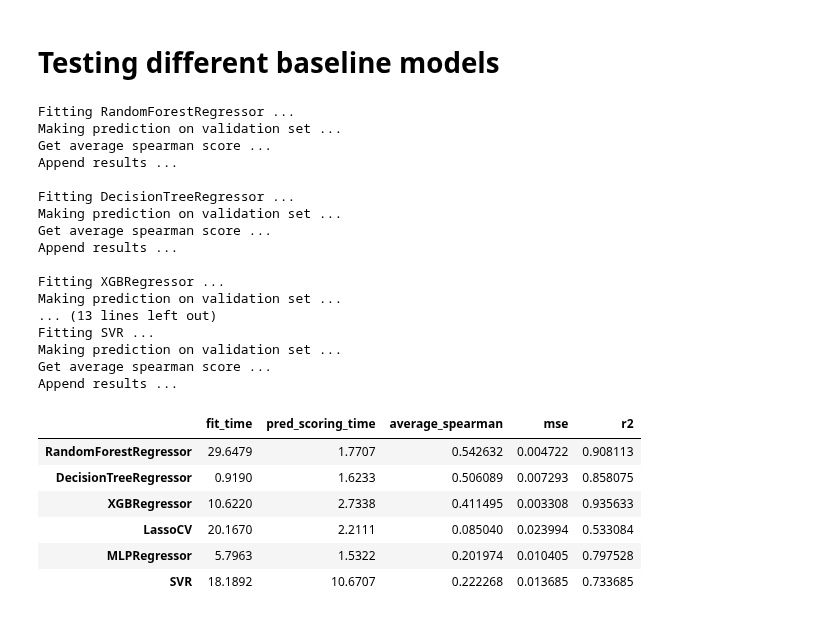
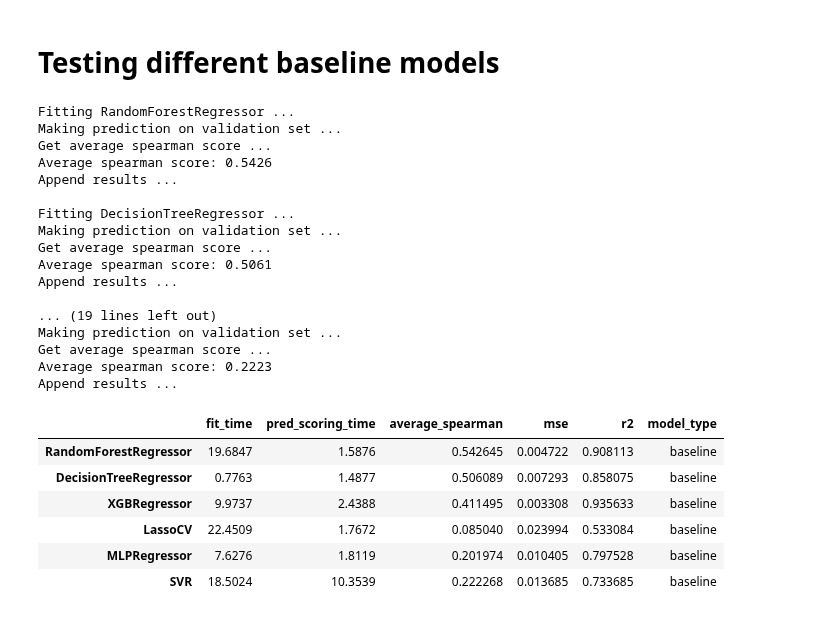
Before and after one commit to nina-prog/meta-learning-for-encoder-selection, a Jupyter notebook: notebooks/week10/week10-modelling-and-evaluation.ipynb, the cells around one changed output. Cells and saved outputs as stored; diff of their text form; code cells hidden in the pictures.

```diff
--- a/notebooks/week10/week10-modelling-and-evaluation.ipynb
+++ b/notebooks/week10/week10-modelling-and-evaluation.ipynb
@@ -84,7 +84,7 @@ svr = SVR()
 models = [rf, dt, xgb, lassocv, mlp, svr]
 #######################################################
 
-def fit_and_predict(models: list, X_train, y_train, X_val, y_val, X_val_original):
+def fit_and_predict(models: list, X_train, y_train, X_val, y_val, X_val_original, model_types: str):
 
     model_string_list = []
     spearman_list = []
@@ -111,6 +111,7 @@ def fit_and_predict(models: list, X_train, y_train, X_val, y_val, X_val_original
         # Scoring
         print("Get average spearman score ...")
         spearman = get_average_spearman(X_val_original, y_val, y_pred)
+        print(f"Average spearman score: {spearman:.4f}")
 
         pred_scoring_time.append(np.round((time.time() - start), 4))
 
@@ -126,39 +127,37 @@ def fit_and_predict(models: list, X_train, y_train, X_val, y_val, X_val_original
         "pred_scoring_time": pred_scoring_time,
         "average_spearman": spearman_list,
         "mse": mse,
-        "r2": r2
+        "r2": r2,
+        "model_type": model_types
     }, index=model_string_list)
 
     return res, fitted_models
-
-
-res, fitted_models = fit_and_predict(models, X_train, y_train, X_val, y_val, X_val_original)
-# %% [output]
-Fitting RandomForestRegressor ...
-Making prediction on validation set ...
-Get average spearman score ...
-Append results ...
-
-Fitting DecisionTreeRegressor ...
-Making prediction on validation set ...
-Get average spearman score ...
-Append results ...
-
-Fitting XGBRegressor ...
-Making prediction on validation set ...
-... (13 lines left out)
-Fitting SVR ...
-Making prediction on validation set ...
-Get average spearman score ...
-Append results ...
-# %%
-res
-# %% [output]
-|  | fit_time | pred_scoring_time | average_spearman | mse | r2 |
-| RandomForestRegressor | 29.6479 | 1.7707 | 0.542632 | 0.004722 | 0.908113 |
-| DecisionTreeRegressor | 0.9190 | 1.6233 | 0.506089 | 0.007293 | 0.858075 |
-| XGBRegressor | 10.6220 | 2.7338 | 0.411495 | 0.003308 | 0.935633 |
-| LassoCV | 20.1670 | 2.2111 | 0.085040 | 0.023994 | 0.533084 |
-| MLPRegressor | 5.7963 | 1.5322 | 0.201974 | 0.010405 | 0.797528 |
-| SVR | 18.1892 | 10.6707 | 0.222268 | 0.013685 | 0.733685 |
+# %%
+res, fitted_models = fit_and_predict(models, X_train, y_train, X_val, y_val, X_val_original, model_types="baseline")
+res
+# %% [output]
+Fitting RandomForestRegressor ...
+Making prediction on validation set ...
+Get average spearman score ...
+Average spearman score: 0.5426
+Append results ...
+
+Fitting DecisionTreeRegressor ...
+Making prediction on validation set ...
+Get average spearman score ...
+Average spearman score: 0.5061
+Append results ...
+
+... (19 lines left out)
+Making prediction on validation set ...
+Get average spearman score ...
+Average spearman score: 0.2223
+Append results ...
+|  | fit_time | pred_scoring_time | average_spearman | mse | r2 | model_type |
+| RandomForestRegressor | 19.6847 | 1.5876 | 0.542645 | 0.004722 | 0.908113 | baseline |
+| DecisionTreeRegressor | 0.7763 | 1.4877 | 0.506089 | 0.007293 | 0.858075 | baseline |
+| XGBRegressor | 9.9737 | 2.4388 | 0.411495 | 0.003308 | 0.935633 | baseline |
+| LassoCV | 22.4509 | 1.7672 | 0.085040 | 0.023994 | 0.533084 | baseline |
+| MLPRegressor | 7.6276 | 1.8119 | 0.201974 | 0.010405 | 0.797528 | baseline |
+| SVR | 18.5024 | 10.3539 | 0.222268 | 0.013685 | 0.733685 | baseline |
 # %%
```
Also changed, not shown: parts of 7 cells of this notebook.
